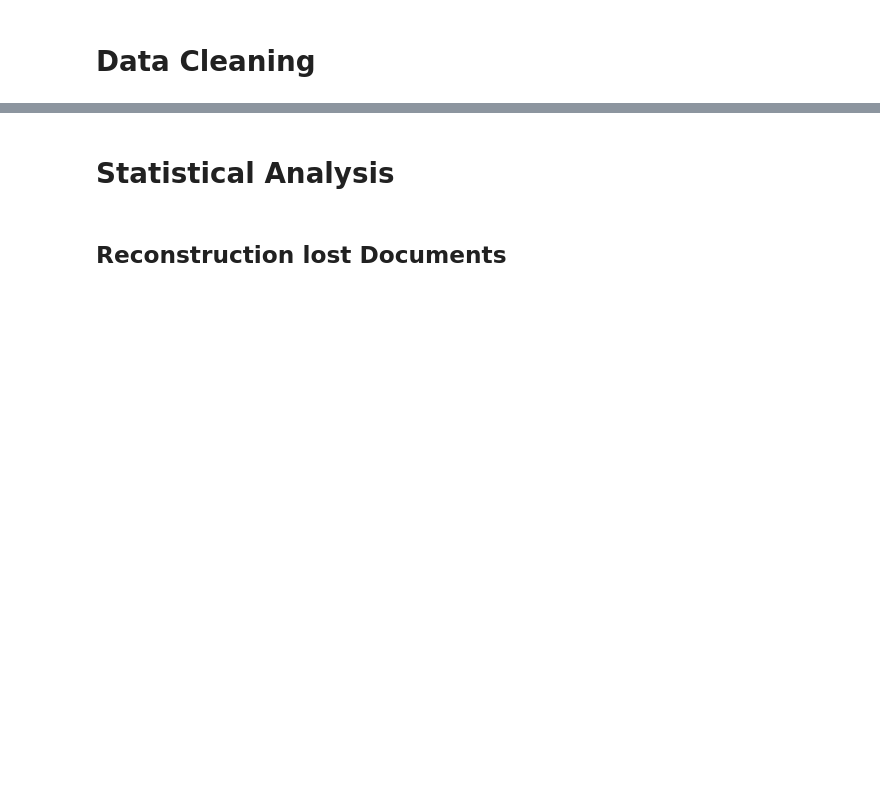
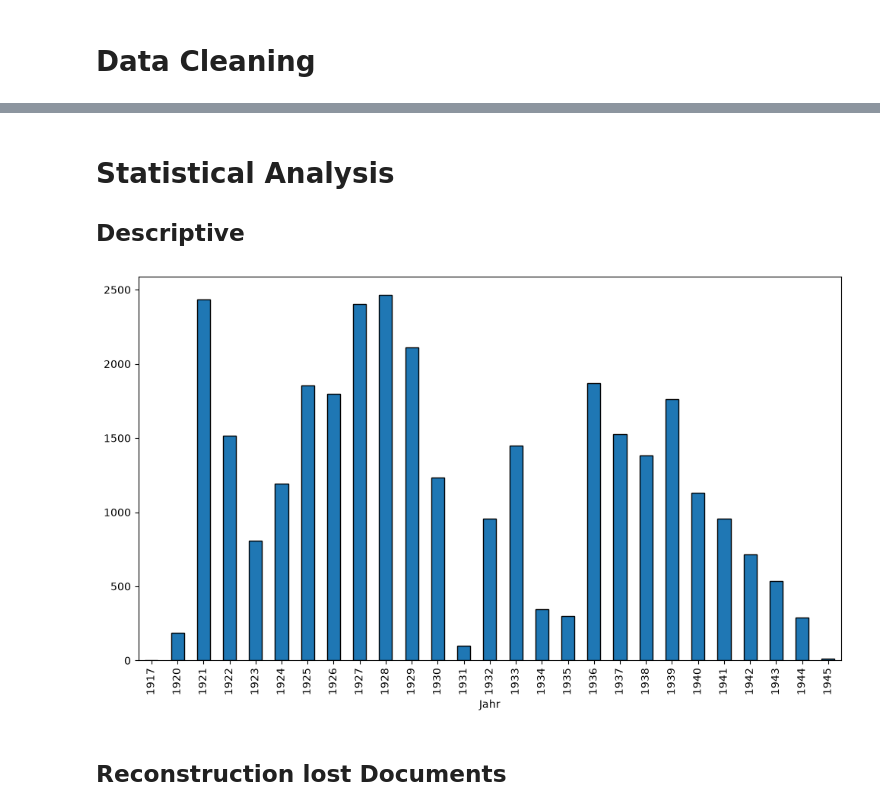
Before and after one commit to codemitdjango/german-film-censorship, a Jupyter notebook: src/analysis/analysis.ipynb, the cells around one changed output, grey strips where cells are left out. Saved outputs shown, nothing was run; the diff lists cells and outputs as text; code cells hidden in the pictures; blank space fills up the shorter version.

```diff
--- a/src/analysis/analysis.ipynb
+++ b/src/analysis/analysis.ipynb
@@ -78,5 +149,17 @@ df
 # %% [markdown]
 # Statistical Analysis
+
+## Descriptive
+# %%
+counts_per_year = df['Jahr'].value_counts().sort_index()
+
+plt.figure(figsize=(10, 6))
+counts_per_year.plot(kind='bar', color='#1f77b4', edgecolor='black')
+
+plt.tight_layout()
+plt.show()
+# %% [output]
+[figure, added]
 # %% [markdown]
 ## Reconstruction lost Documents
 # %%
```
Also changed, not shown: parts of 13 cells of this notebook.
